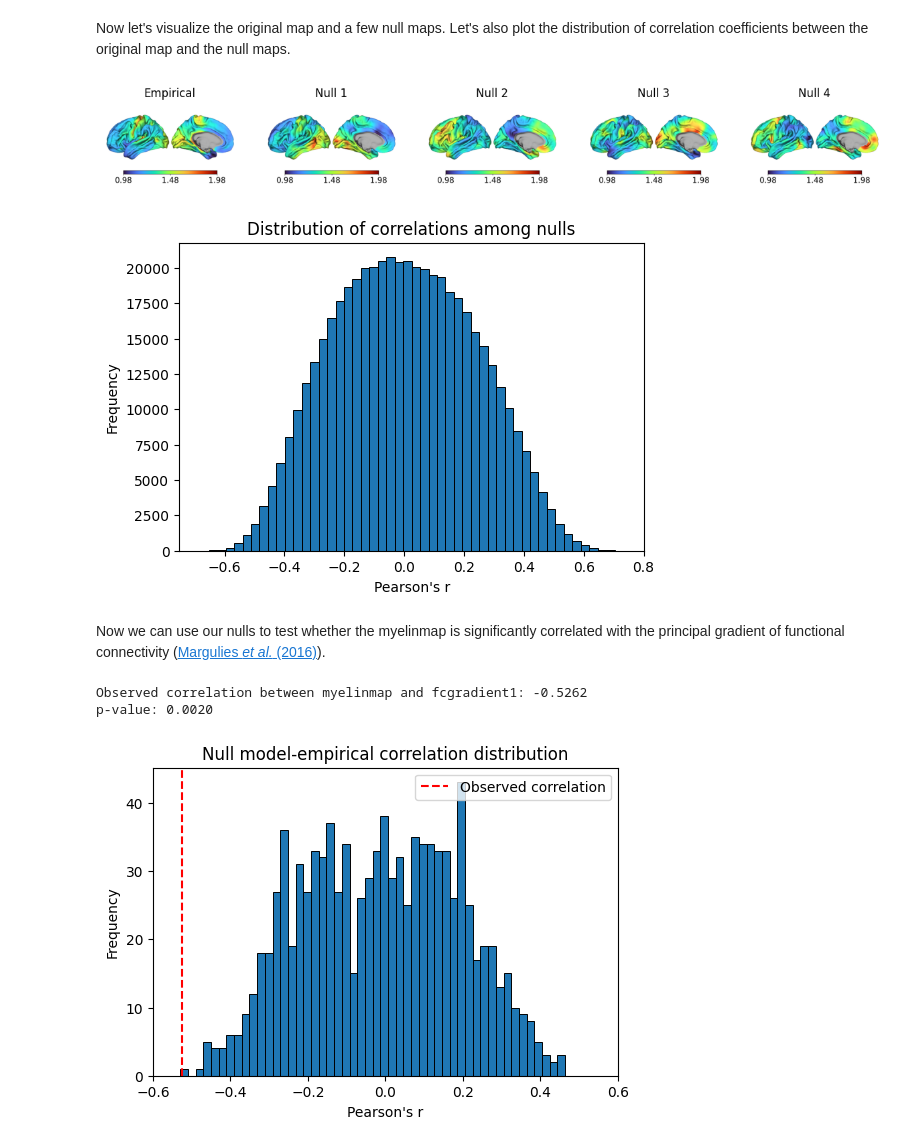
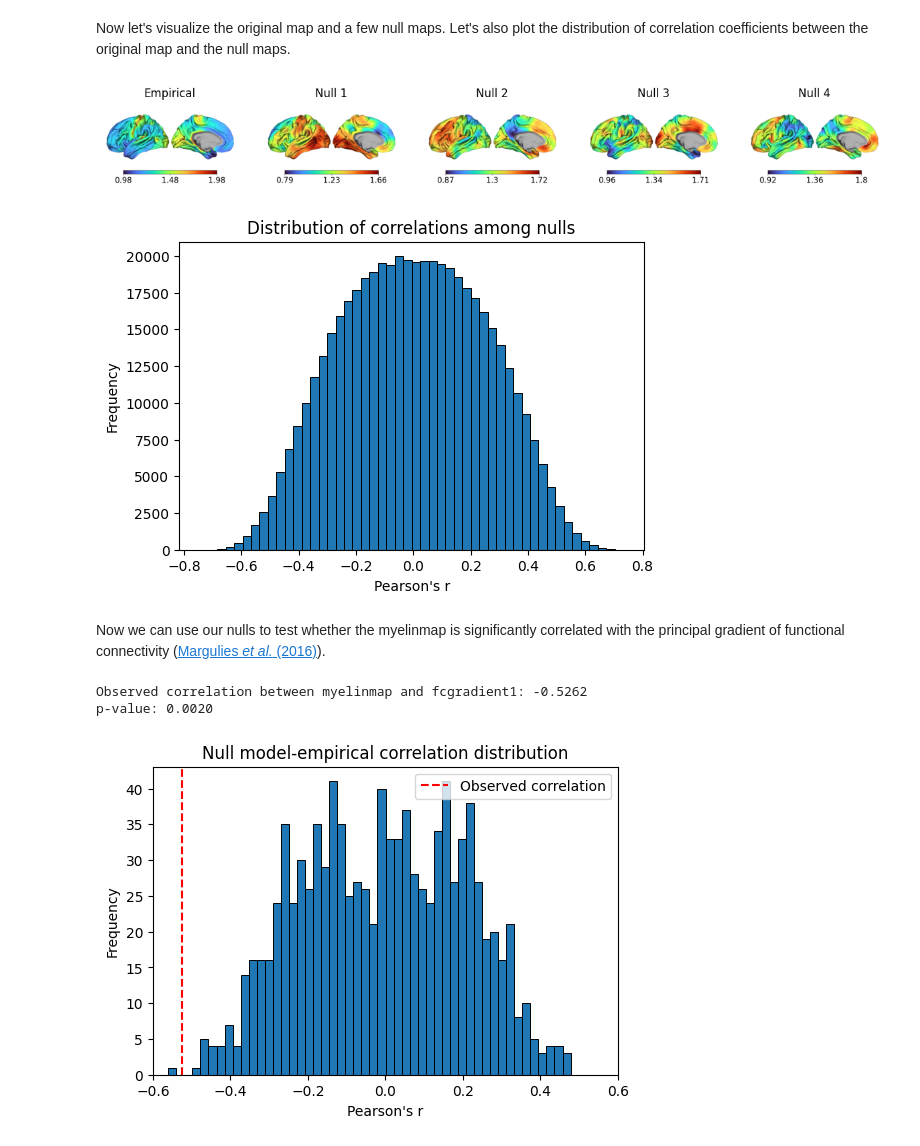
Before and after one commit to VictorBarnes/neuromodes, a Jupyter notebook: docs/tutorials/eigenstrapping.ipynb, the cells around one changed output. Saved outputs shown, nothing was run; the diff lists cells and outputs as text; code cells hidden in the pictures.

```diff
--- a/docs/tutorials/eigenstrapping.ipynb
+++ b/docs/tutorials/eigenstrapping.ipynb
@@ -44,6 +44,7 @@ nulls = solver.eigenstrap(
     n_nulls=n_nulls,
     seed=seed,
     randomize=False,
+    resample=None,
     n_jobs=-1   # Use all available CPU cores
 )
 print(nulls.shape)
@@ -54,36 +55,36 @@ Now let's visualize the original map and a few null maps. Let's also plot the di
 # %%
 # Plot nulls
 lh_surfpath = files('neuromodes.data') / f'sp-human_tpl-fsLR_den-{density}_hemi-L_midthickness.surf.gii'
 
 with as_file(lh_surfpath) as lh_surfpath:
     fig1, axs = plt.subplots(1, 5, figsize=(15, 6))
     axs = axs.ravel()
     for i, ax_i in enumerate(axs):
         if i == 0:
             data = unmask(myelinmap, medmask)
             title = "Empirical"
         else:
             data = unmask(nulls[:, i-1], medmask)
             title = f"Null {i}"
 
         color_range = (np.nanpercentile(data, 5), np.nanpercentile(data, 95))
 
-        plot_surf(lh_surfpath, data, cmap='turbo', color_range=None, ax=axs[i], cbar=True)
+        plot_surf(lh_surfpath, data, cmap='turbo', color_range=color_range, ax=axs[i], cbar=True)
         axs[i].set_title(title)
 
 # Plot null correlation distribution
 inter_null_corrs = np.corrcoef(nulls.T)
 triu_inds = np.triu_indices_from(inter_null_corrs, k=1)
 fig2, ax2 = plt.subplots(figsize=(6, 4))
 ax2.hist(inter_null_corrs[triu_inds], bins=50, edgecolor='black', linewidth=0.7)
 ax2.set_title("Distribution of correlations among nulls")
 ax2.set_xlabel("Pearson's r")
 ax2.set_ylabel("Frequency")
 
 plt.show()
 # %% [output]
-[figure, old version]
+[figure, new version]
-[figure, old version]
+[figure, new version]
 # %% [markdown]
 Now we can use our nulls to test whether the myelinmap is significantly correlated with the principal gradient of functional connectivity ([Margulies *et al.* (2016)](https://doi.org/10.1073/pnas.1608282113)).
 # %%
@@ -112,4 +113,4 @@ plt.show()
 # %% [output]
 Observed correlation between myelinmap and fcgradient1: -0.5262
 p-value: 0.0020
-[figure, old version]
+[figure, new version]
```
Also changed, not shown: parts of 1 cell of this notebook, 1 other file.
